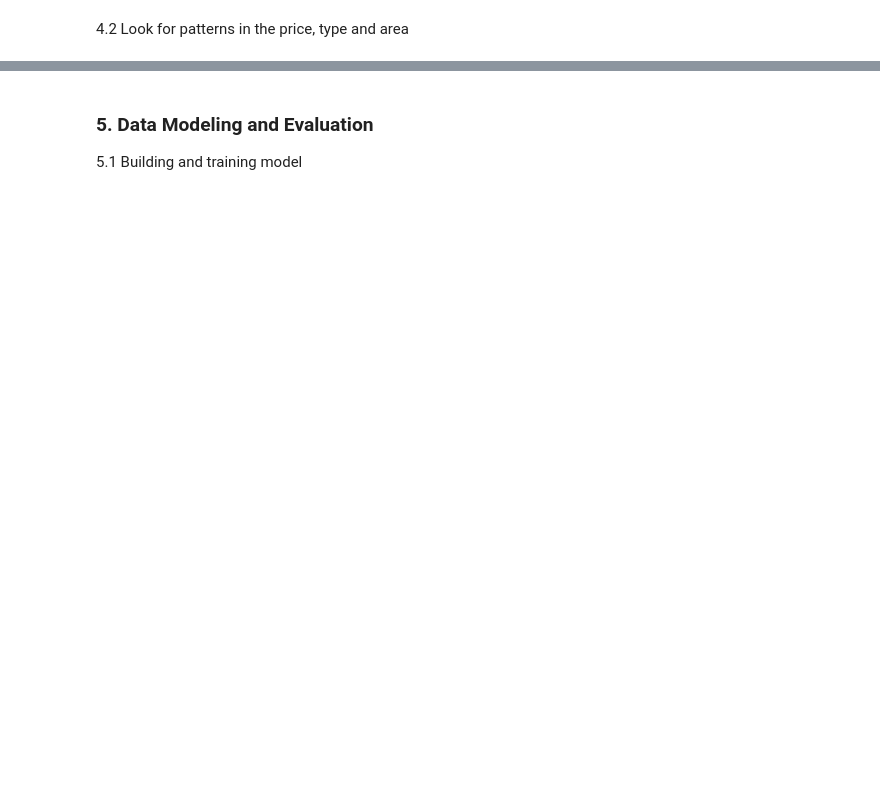
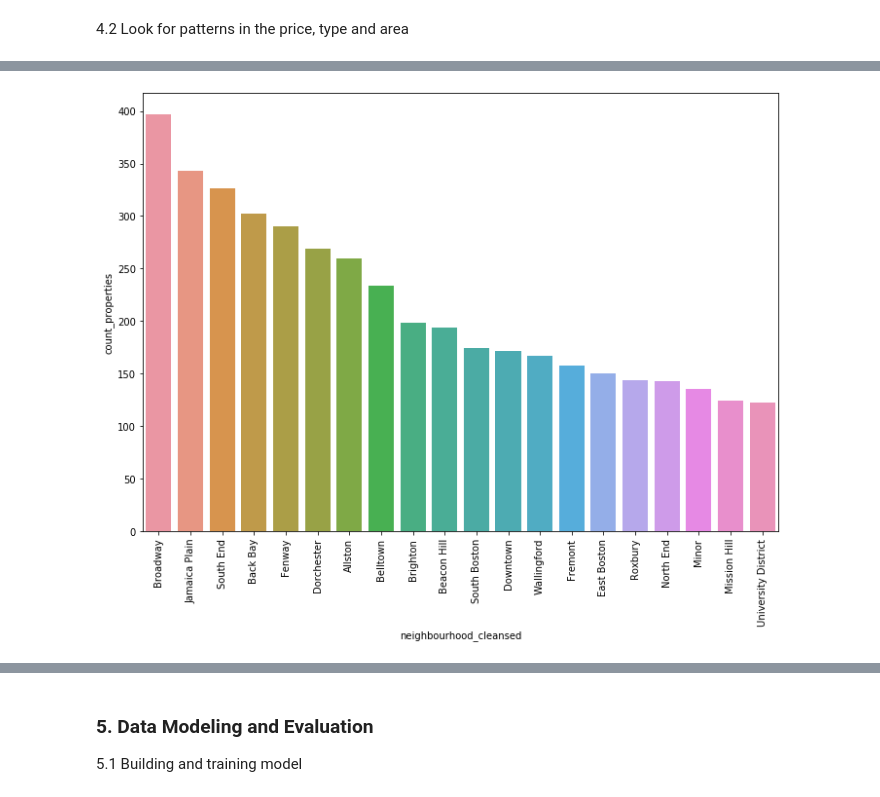
Before and after one commit to thebeachinspring/Airbnb_Data_Analysis, a Jupyter notebook: Airbnb_analysis.ipynb, the cells around one changed output, grey strips where cells are left out. Cells and saved outputs as stored; diff of their text form; code cells hidden in the pictures; blank space fills up the shorter version.

```diff
--- a/Airbnb_analysis.ipynb
+++ b/Airbnb_analysis.ipynb
@@ -440,0 +439,9 @@ plt.xticks(rotation=90);
+# %%
+# count of properties by location
+a4_dims = (11.7, 8.27)
+fig, ax = plt.subplots(figsize=a4_dims)
+data_graph3 = listing_clean[['neighbourhood_cleansed','host_id']].groupby(['neighbourhood_cleansed']).count().nlargest(20, 'host_id').reset_index().rename(columns={'host_id':'count_properties'})
+sns.barplot(x='neighbourhood_cleansed', y='count_properties', data=data_graph3, ax = ax);
+plt.xticks(rotation=90);
+# %% [output]
+[figure, added]
```
Also changed, not shown: parts of 8 cells of this notebook.
